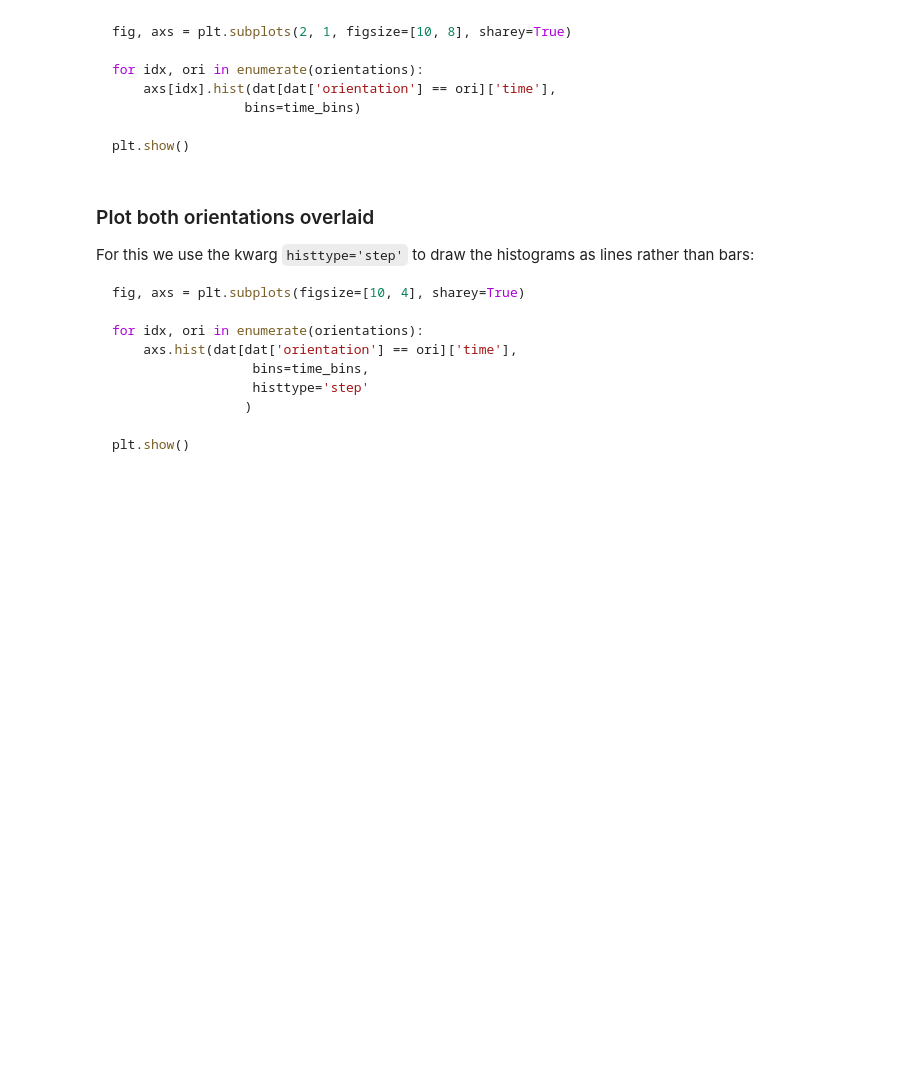
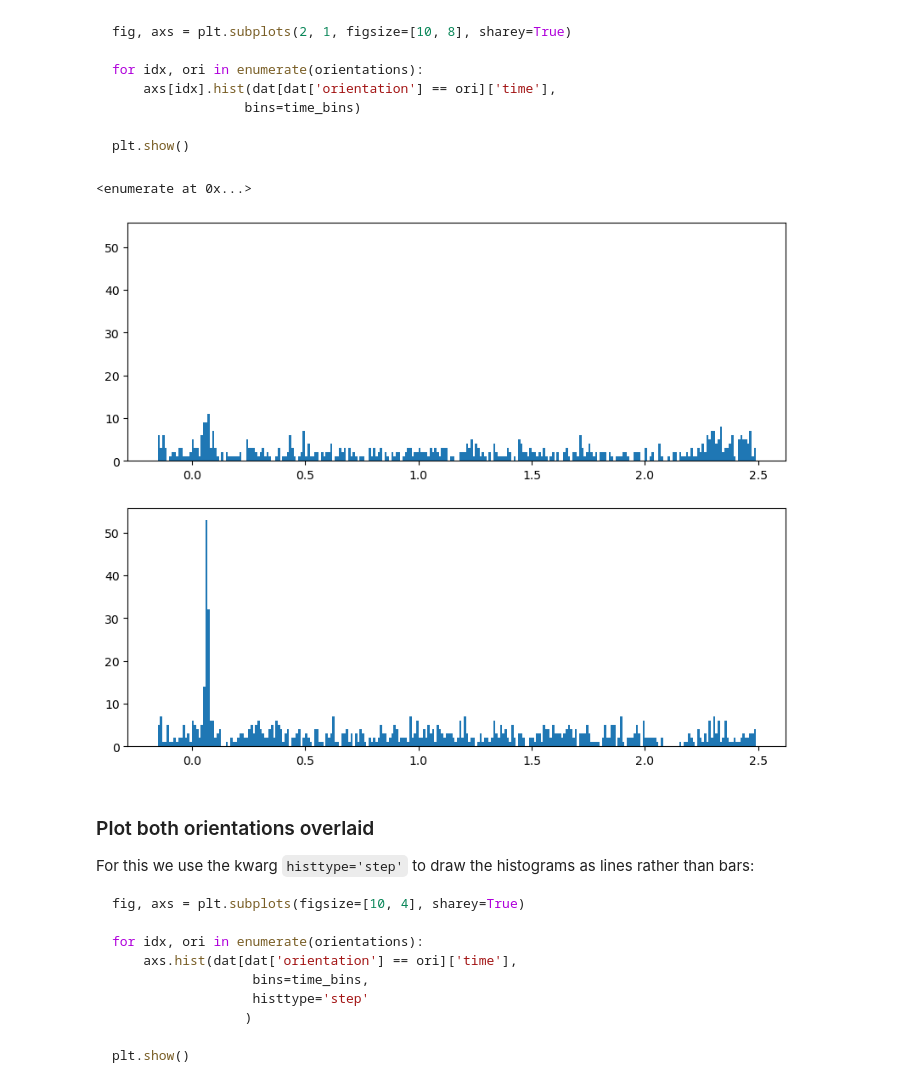
Before and after one commit to mohabdelaziz-CNS/Single-Unit-Data, a Jupyter notebook: 4 - pandas_multielec.ipynb, the cells around one changed output. Saved outputs shown, nothing was run; the diff lists cells and outputs as text; code cells hidden in the pictures; blank space fills up the shorter version.

```diff
--- a/4 - pandas_multielec.ipynb
+++ b/4 - pandas_multielec.ipynb
@@ -104,3 +113,7 @@ orientations = sorted(df['orientation'].unique())
 num_ortns = len(orientations)
 print('Found ' + str(num_ortns) + ' orientations, which are: ' + str(orientations))
 ~~~
+# %%
+orientations = sorted(df['orientation'].unique())
+num_ortns = len(orientations)
+print('Found ' + str(num_ortns) + ' orientations', 'which are: ' + str(orientations))
@@ -117,6 +132,8 @@ Let's start by plotting the PSTH for one channel, #4:
 ~~~python
 dat = df[(df['channel'] == 4)]
 ~~~
+# %%
+dat = df[(df['channel'] == 4)]
 # %% [markdown]
 We'll use pandas' `.hist()` method to obtain a PSTH, firstly just across all trials and electrodes/neurons, with the following arguments:
 - `column='time'` specifies that the values in this column (spike times) are used to generate the histogram
@@ -135,6 +152,9 @@ Recall that the spike times are in seconds, so we use 0.01 as the step size to g
 # Create a set of 10 ms bins for our PSTHs, spanning the time range of each trial
 time_bins = np.arange(trial_start_time, trial_end_time, 0.01)
 ~~~
+# %%
+# Create a set of 10 ms bins for our PSTH's, spanning thhe the time range of each trial
+time_bins = np.arange(trial_start_time, trial_end_time, 0.01)
 # %% [markdown]
 ### Plot the PSTH
 # %% [markdown]
@@ -147,6 +167,20 @@ for idx, ori in enumerate(orientations):
 
 plt.show()
 ~~~
+# %%
+enumerate(orientations)
+# %% [output]
+<enumerate at 0x...>
+# %%
+fig, axs = plt.subplots(2, 1, figsize = [10, 8], sharey = True)
+
+for idx, ori in enumerate(orientations):
+    axs[idx].hist(dat[dat['orientation'] == ori]['time'],
+                  bins = time_bins)
+
+plt.show()
+# %% [output]
+[figure, added]
 # %% [markdown]
 ### Plot both orientations overlaid
 
```
Also changed, not shown: parts of 4 cells of this notebook.
